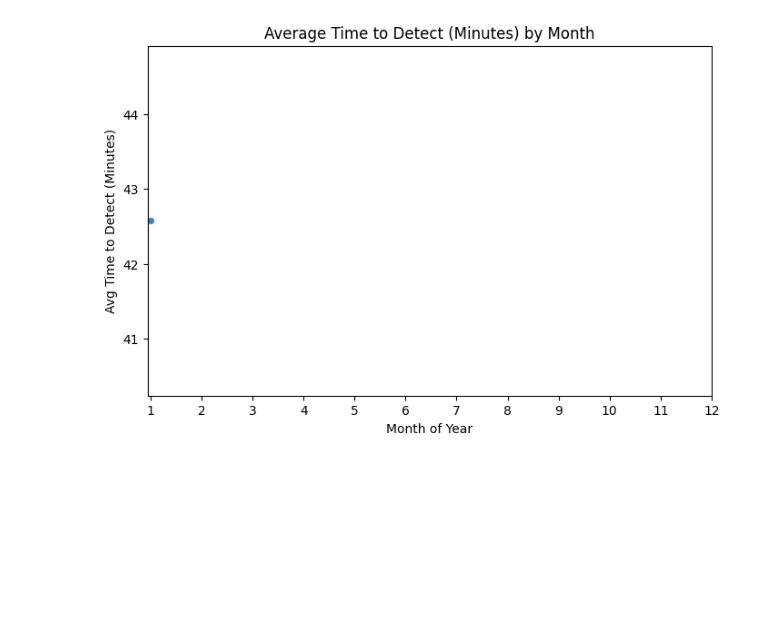
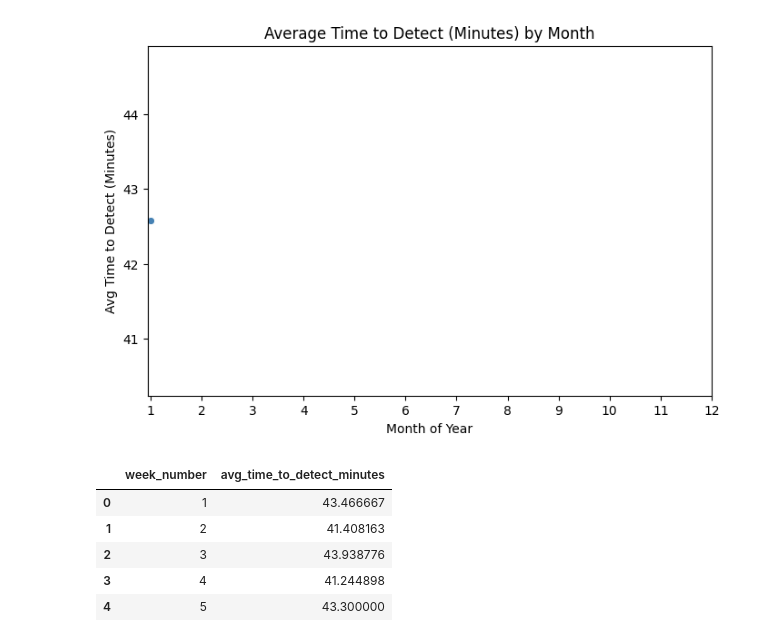
Before and after one commit to pain459/learn_ds, a Jupyter notebook: projects/stability_analysis/workbook.ipynb, the cells around one changed output. Saved outputs shown, nothing was run; the diff lists cells and outputs as text; code cells hidden in the pictures; blank space fills up the shorter version.

```diff
--- a/projects/stability_analysis/workbook.ipynb
+++ b/projects/stability_analysis/workbook.ipynb
@@ -170,3 +170,20 @@ plt.xticks(range(1,13))  # in case you want ticks from 1 to 12
 plt.show()
 # %% [output]
 [figure]
+# %%
+# Group by week_number and calculate average time_to_detect_minutes
+weekly_detection_times = df.groupby('week_number')['time_to_detect_minutes'].mean()
+
+# Convert to a DataFrame for easier handling/plotting
+weekly_detection_times_df = weekly_detection_times.reset_index().rename(
+    columns={'time_to_detect_minutes': 'avg_time_to_detect_minutes'}
+)
+
+weekly_detection_times_df
+# %% [output]
+|  | week_number | avg_time_to_detect_minutes |
+| 0 | 1 | 43.466667 |
+| 1 | 2 | 41.408163 |
+| 2 | 3 | 43.938776 |
+| 3 | 4 | 41.244898 |
+| 4 | 5 | 43.300000 |
```
Also changed, not shown: parts of 2 cells of this notebook.
